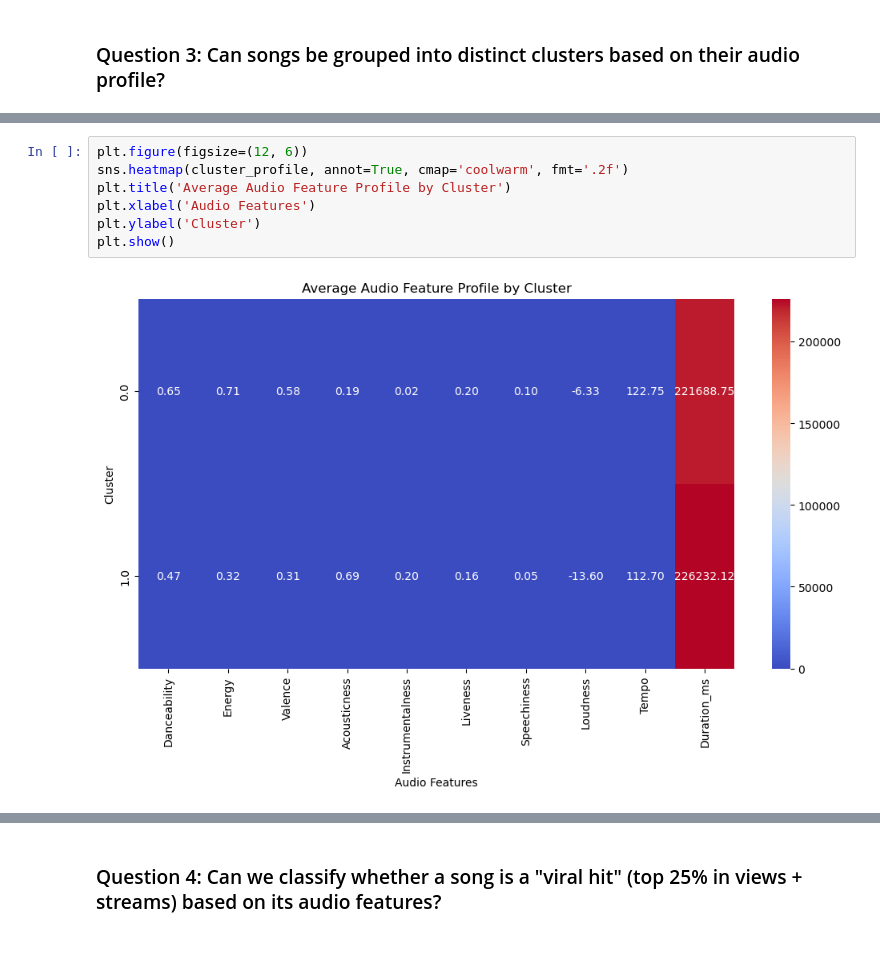
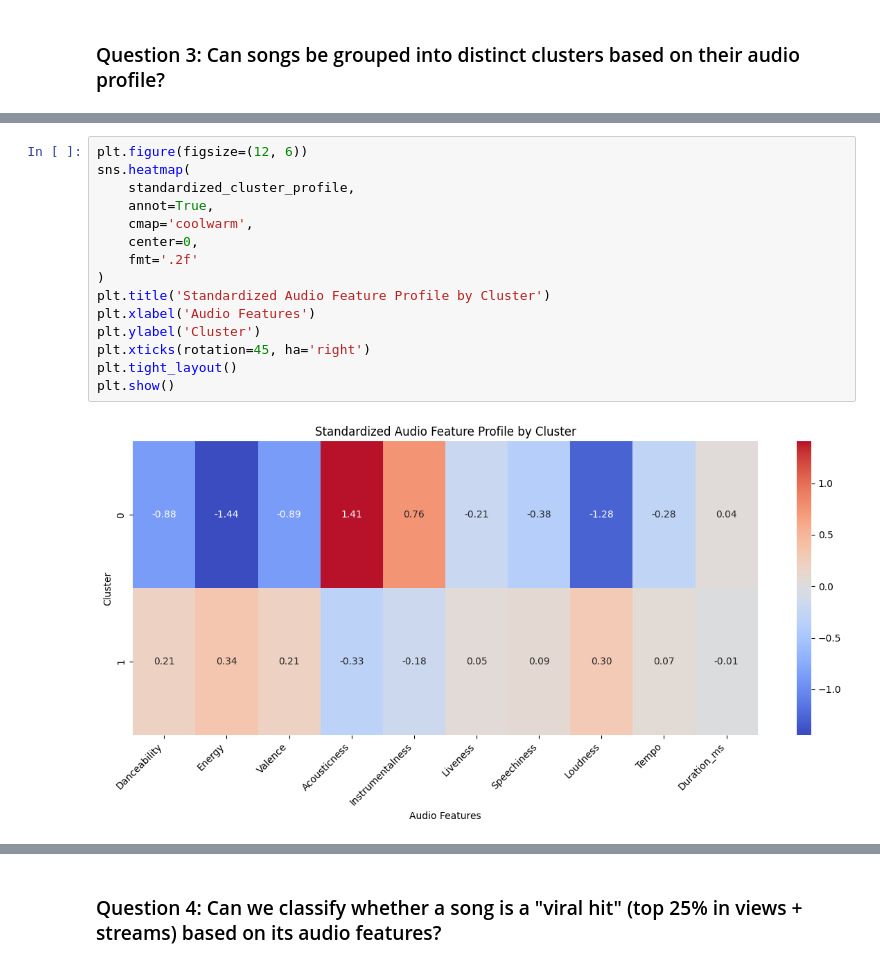
Before and after one commit to chanjyi/Spotify-vs-Youtube, a Jupyter notebook: TT6L_G05_Notebook.ipynb, the cells around one changed output, grey strips where cells are left out. Drawn from its saved outputs; the diff is of its cells as text.

```diff
--- a/TT6L_G05_Notebook.ipynb
+++ b/TT6L_G05_Notebook.ipynb
@@ -2157,9 +2210,17 @@ display(cluster_profile)
 # %%
 plt.figure(figsize=(12, 6))
-sns.heatmap(cluster_profile, annot=True, cmap='coolwarm', fmt='.2f')
-plt.title('Average Audio Feature Profile by Cluster')
+sns.heatmap(
+    standardized_cluster_profile,
+    annot=True,
+    cmap='coolwarm',
+    center=0,
+    fmt='.2f'
+)
+plt.title('Standardized Audio Feature Profile by Cluster')
 plt.xlabel('Audio Features')
 plt.ylabel('Cluster')
+plt.xticks(rotation=45, ha='right')
+plt.tight_layout()
 plt.show()
 # %% [output]
-[figure, old version]
+[figure, new version]
```
Also changed, not shown: parts of 48 cells of this notebook, 1 other file.
